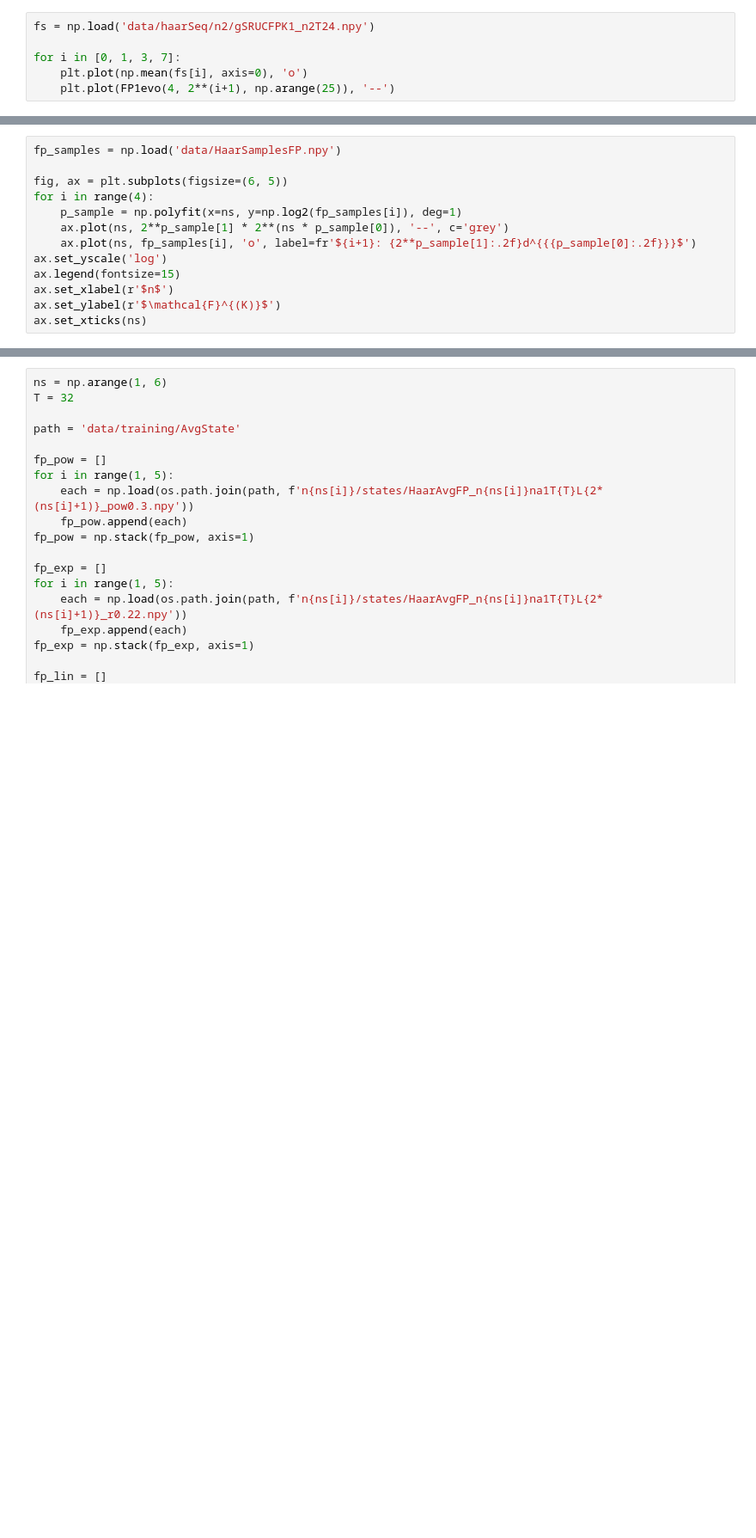
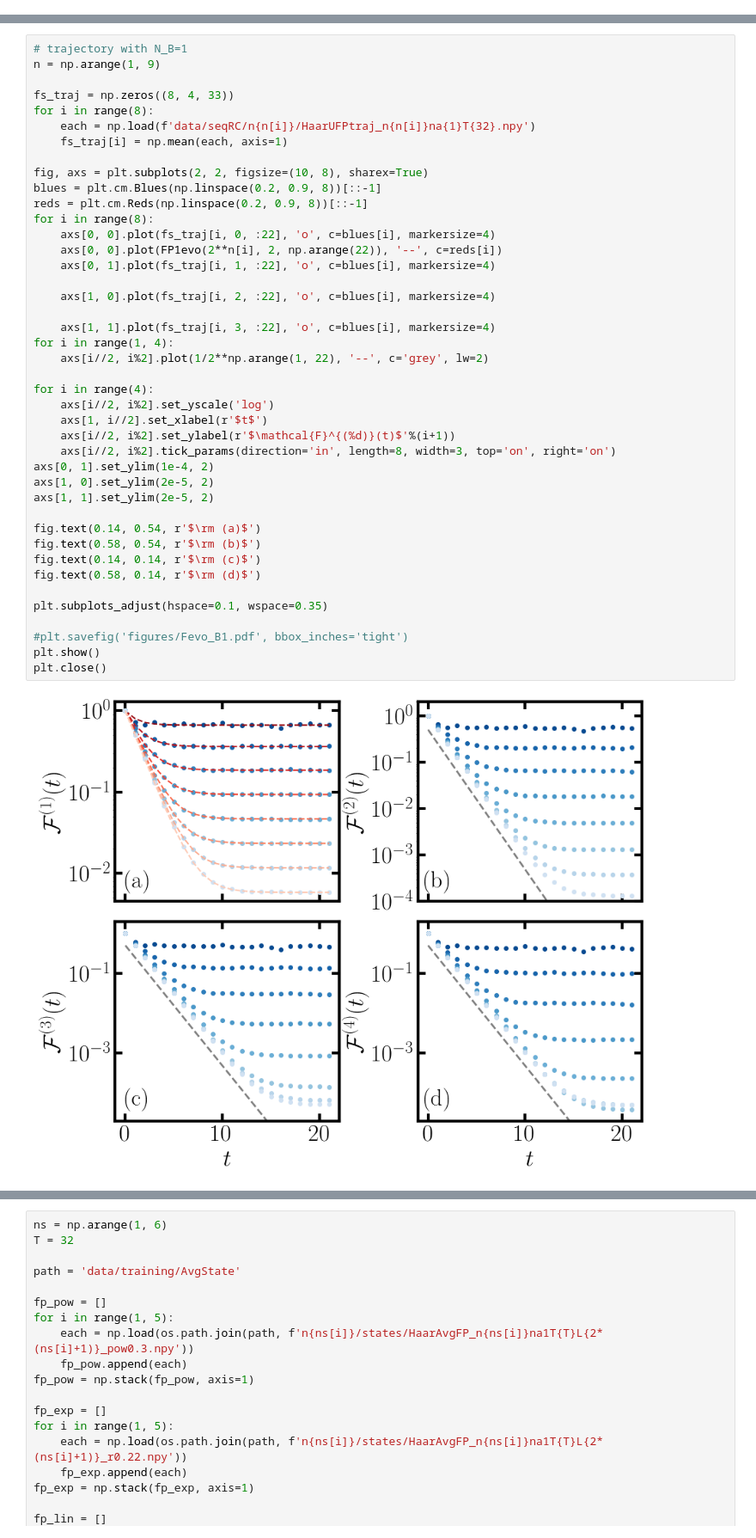
Before and after one commit to bzGit06/HaarQML, a Jupyter notebook: QTM_haar.ipynb, the cells around one changed output, grey strips where cells are left out. Shown at 86% size. Saved outputs shown, nothing was run; the diff lists cells and outputs as text; blank space fills up the shorter version.

```diff
--- a/QTM_haar.ipynb
+++ b/QTM_haar.ipynb
@@ -547,6 +0,0 @@ def FP1evo_asymp(dA, dB, ts):
-# %%
-fs = np.load('data/haarSeq/n2/gSRUCFPK1_n2T24.npy')
-
-for i in [0, 1, 3, 7]:
-    plt.plot(np.mean(fs[i], axis=0), 'o')
-    plt.plot(FP1evo(4, 2**(i+1), np.arange(25)), '--')
@@ -646,13 +0,0 @@ ax.set_xticks(ns[:-1])
-# %%
-fp_samples = np.load('data/HaarSamplesFP.npy')
-
-fig, ax = plt.subplots(figsize=(6, 5))
-for i in range(4):
-    p_sample = np.polyfit(x=ns, y=np.log2(fp_samples[i]), deg=1)
-    ax.plot(ns, 2**p_sample[1] * 2**(ns * p_sample[0]), '--', c='grey')
-    ax.plot(ns, fp_samples[i], 'o', label=fr'${i+1}: {2**p_sample[1]:.2f}d^{{{p_sample[0]:.2f}}}$')
-ax.set_yscale('log')
-ax.legend(fontsize=15)
-ax.set_xlabel(r'$n$')
-ax.set_ylabel(r'$\mathcal{F}^{(K)}$')
-ax.set_xticks(ns)
@@ -685,0 +222,44 @@ plt.legend(fontsize=10)
+# %%
+# trajectory with N_B=1
+n = np.arange(1, 9)
+
+fs_traj = np.zeros((8, 4, 33))
+for i in range(8):
+    each = np.load(f'data/seqRC/n{n[i]}/HaarUFPtraj_n{n[i]}na{1}T{32}.npy')
+    fs_traj[i] = np.mean(each, axis=1)
+
+fig, axs = plt.subplots(2, 2, figsize=(10, 8), sharex=True)
+blues = plt.cm.Blues(np.linspace(0.2, 0.9, 8))[::-1]
+reds = plt.cm.Reds(np.linspace(0.2, 0.9, 8))[::-1]
+for i in range(8):
+    axs[0, 0].plot(fs_traj[i, 0, :22], 'o', c=blues[i], markersize=4)
+    axs[0, 0].plot(FP1evo(2**n[i], 2, np.arange(22)), '--', c=reds[i])
+    axs[0, 1].plot(fs_traj[i, 1, :22], 'o', c=blues[i], markersize=4)
+
+    axs[1, 0].plot(fs_traj[i, 2, :22], 'o', c=blues[i], markersize=4)
+
+    axs[1, 1].plot(fs_traj[i, 3, :22], 'o', c=blues[i], markersize=4)
+for i in range(1, 4):
+    axs[i//2, i%2].plot(1/2**np.arange(1, 22), '--', c='grey', lw=2)
+
+for i in range(4):
+    axs[i//2, i%2].set_yscale('log')
+    axs[1, i//2].set_xlabel(r'$t$')
+    axs[i//2, i%2].set_ylabel(r'$\mathcal{F}^{(%d)}(t)$'%(i+1))
+    axs[i//2, i%2].tick_params(direction='in', length=8, width=3, top='on', right='on')
+axs[0, 1].set_ylim(1e-4, 2)
+axs[1, 0].set_ylim(2e-5, 2)
+axs[1, 1].set_ylim(2e-5, 2)
+
+fig.text(0.14, 0.54, r'$\rm (a)$')
+fig.text(0.58, 0.54, r'$\rm (b)$')
+fig.text(0.14, 0.14, r'$\rm (c)$')
+fig.text(0.58, 0.14, r'$\rm (d)$')
+
+plt.subplots_adjust(hspace=0.1, wspace=0.35)
+
+#plt.savefig('figures/Fevo_B1.pdf', bbox_inches='tight')
+plt.show()
+plt.close()
+# %% [output]
+[figure, added]
```
Also changed, not shown: parts of 150 cells of this notebook.
